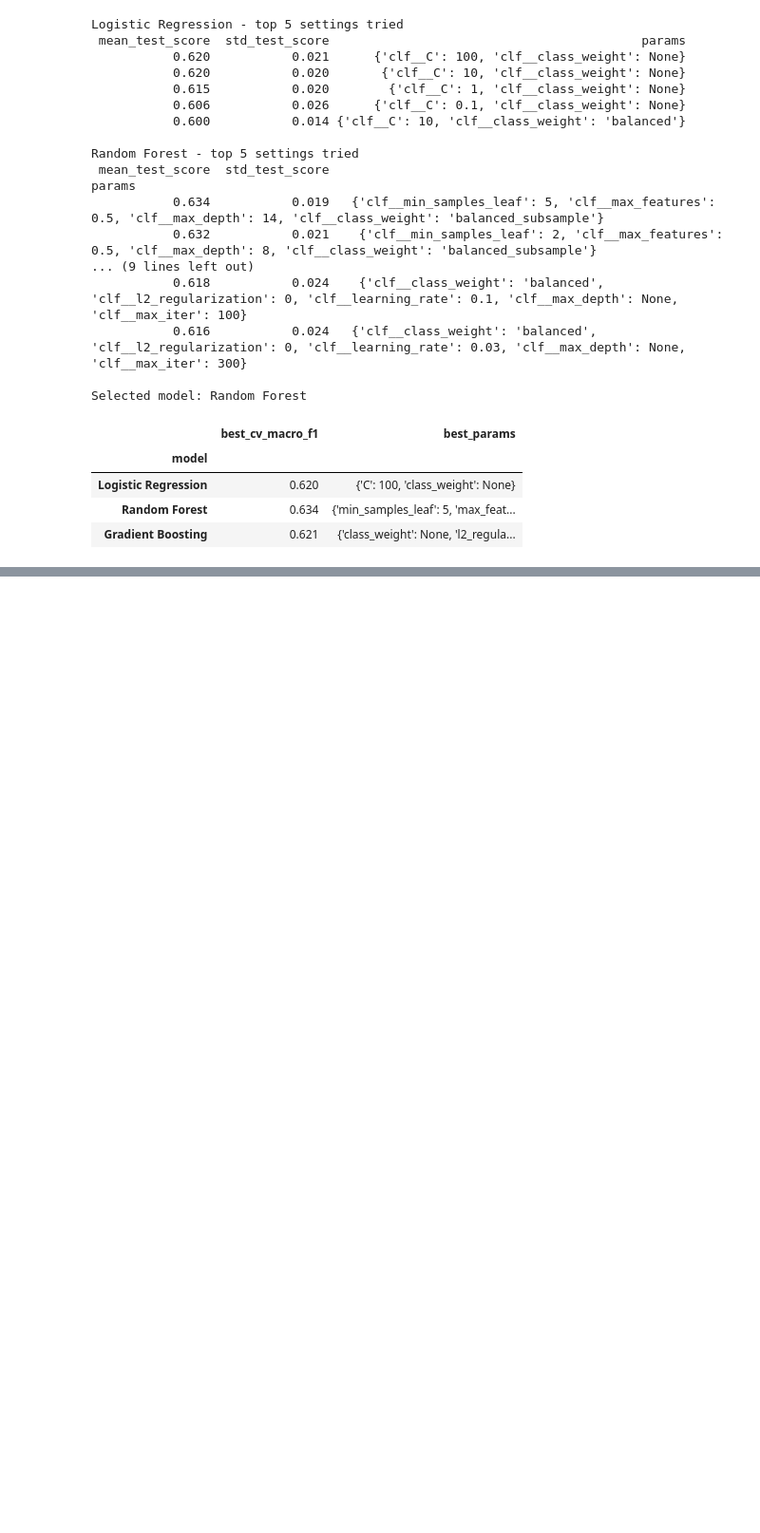
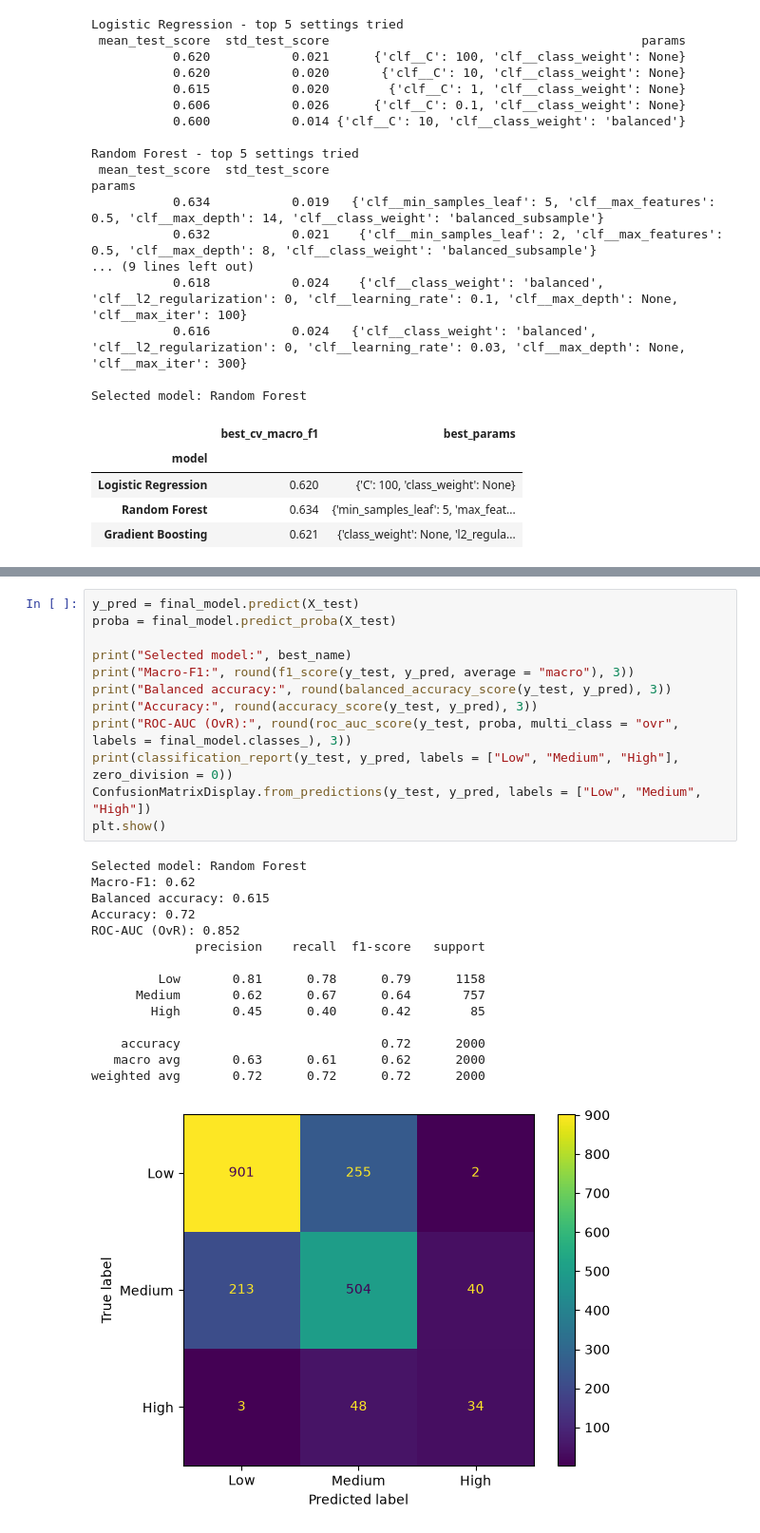
Before and after one commit to Mykkey/Wearable-Tech-Stress-Project, a Jupyter notebook: notebooks/01_data_audit_and_baseline.ipynb, the cells around one changed output, grey strips where cells are left out. Shown at 95% size. Saved outputs shown, nothing was run; the diff lists cells and outputs as text; blank space fills up the shorter version.

Commit message:
milestone 4 work: evaluated the tuned random forest on the test set and added sensitivity and fairness checks

```diff
--- a/notebooks/01_data_audit_and_baseline.ipynb
+++ b/notebooks/01_data_audit_and_baseline.ipynb
@@ -437,0 +456,28 @@ Selected model: Random Forest
+# %%
+y_pred = final_model.predict(X_test)
+proba = final_model.predict_proba(X_test)
+
+print("Selected model:", best_name)
+print("Macro-F1:", round(f1_score(y_test, y_pred, average = "macro"), 3))
+print("Balanced accuracy:", round(balanced_accuracy_score(y_test, y_pred), 3))
+print("Accuracy:", round(accuracy_score(y_test, y_pred), 3))
+print("ROC-AUC (OvR):", round(roc_auc_score(y_test, proba, multi_class = "ovr", labels = final_model.classes_), 3))
+print(classification_report(y_test, y_pred, labels = ["Low", "Medium", "High"], zero_division = 0))
+ConfusionMatrixDisplay.from_predictions(y_test, y_pred, labels = ["Low", "Medium", "High"])
+plt.show()
+# %% [output]
+Selected model: Random Forest
+Macro-F1: 0.62
+Balanced accuracy: 0.615
+Accuracy: 0.72
+ROC-AUC (OvR): 0.852
+              precision    recall  f1-score   support
+
+         Low       0.81      0.78      0.79      1158
+      Medium       0.62      0.67      0.64       757
+        High       0.45      0.40      0.42        85
+
+    accuracy                           0.72      2000
+   macro avg       0.63      0.61      0.62      2000
+weighted avg       0.72      0.72      0.72      2000
+[figure, added]
```
Also changed, not shown: parts of 8 cells of this notebook.
